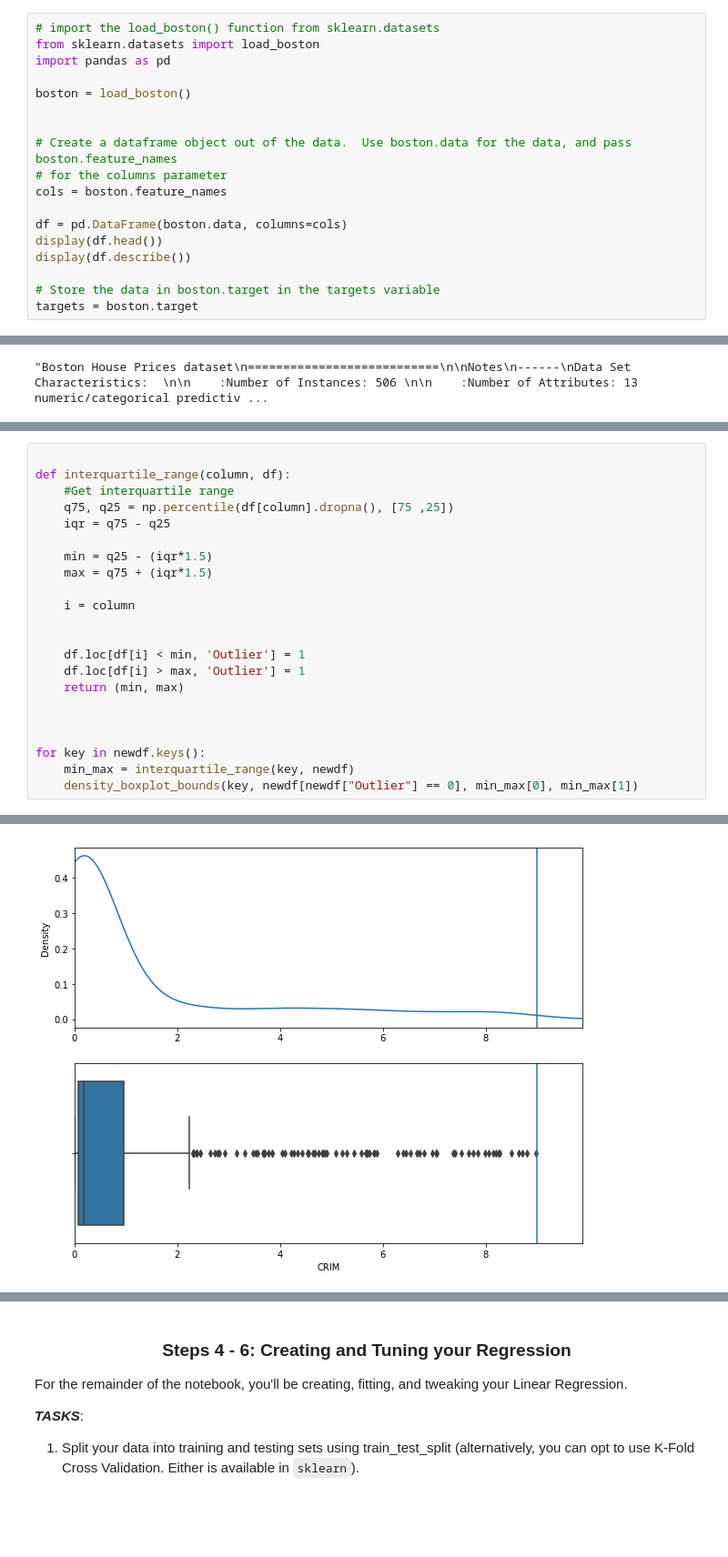
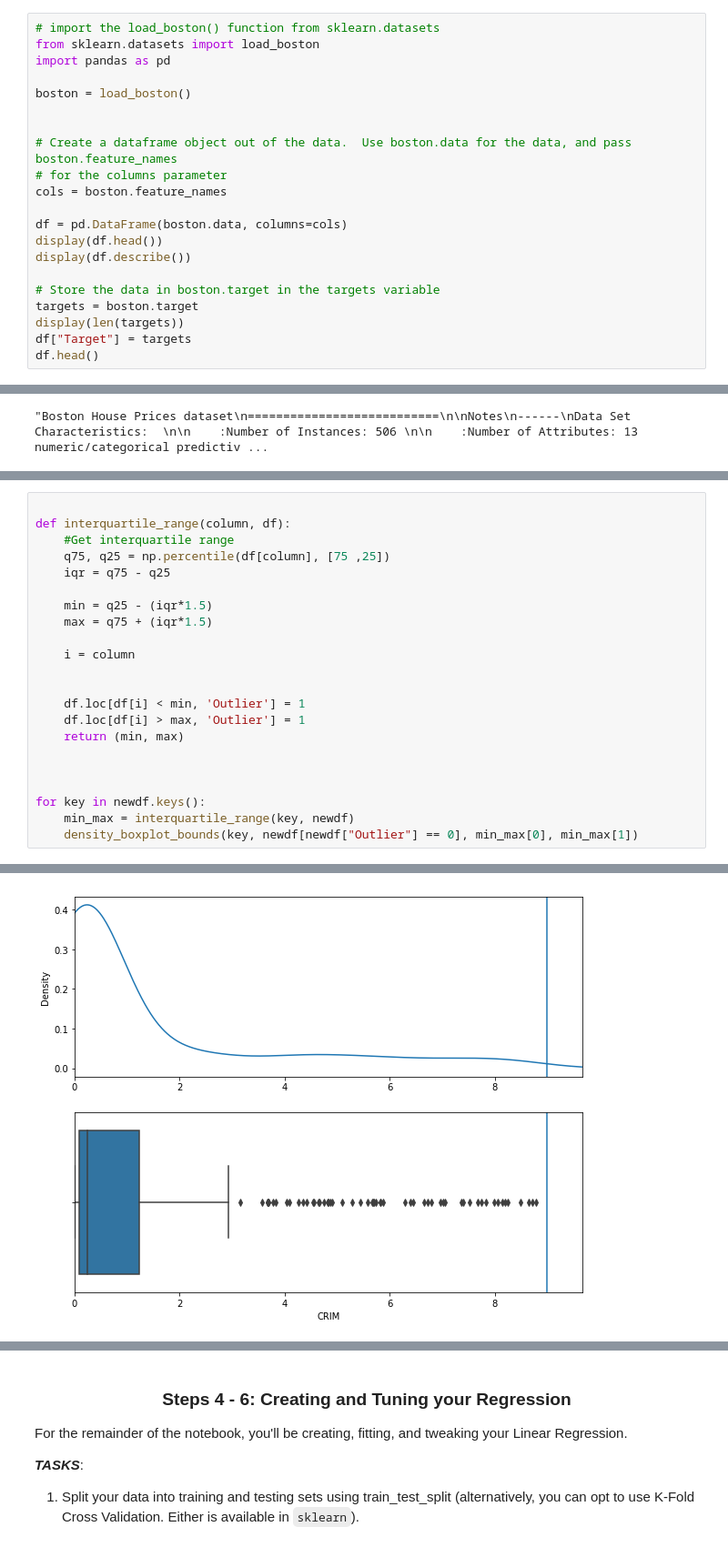
Before and after one commit to JSitter/DS-2-Machine-Learning, a Jupyter notebook: 04_Regression_Techniques.ipynb, the cells around one changed output, grey strips where cells are left out. Shown: that part at 91% size. Drawn from its saved outputs; the diff is of its cells as text; blank space fills up the shorter version.

```diff
--- a/04_Regression_Techniques.ipynb
+++ b/04_Regression_Techniques.ipynb
@@ -152,6 +151,9 @@ display(df.describe())
 
 # Store the data in boston.target in the targets variable
 targets = boston.target
+display(len(targets))
+df["Target"] = targets
+df.head()
 # %% [output]
 |  | CRIM | ZN | INDUS | CHAS | NOX | RM | AGE | DIS | RAD | TAX | PTRATIO | ... |
 | 0 | 0.00632 | 18.0 | 2.31 | 0.0 | 0.538 | 6.575 | 65.2 | 4.0900 | 1.0 | 296.0 | 15.3 | ... |
@@ -263,28 +272,28 @@ LinAlgError: singular matrix
 # %%
 
 def interquartile_range(column, df):
     #Get interquartile range
-    q75, q25 = np.percentile(df[column].dropna(), [75 ,25])
+    q75, q25 = np.percentile(df[column], [75 ,25])
     iqr = q75 - q25
 
     min = q25 - (iqr*1.5)
     max = q75 + (iqr*1.5)
 
     i = column
 
 
     df.loc[df[i] < min, 'Outlier'] = 1
     df.loc[df[i] > max, 'Outlier'] = 1
     return (min, max)
 
 
 
 for key in newdf.keys():
     min_max = interquartile_range(key, newdf)
     density_boxplot_bounds(key, newdf[newdf["Outlier"] == 0], min_max[0], min_max[1])
 # %% [output]
 in singular transformations; automatically expanding.
 left=0.0, right=0.0
   'left=%s, right=%s') % (left, right))
 LinAlgError: singular matrix
-[figure, old version]
+[figure, new version]
```
Also changed, not shown: parts of 9 cells of this notebook, 1 other file.
